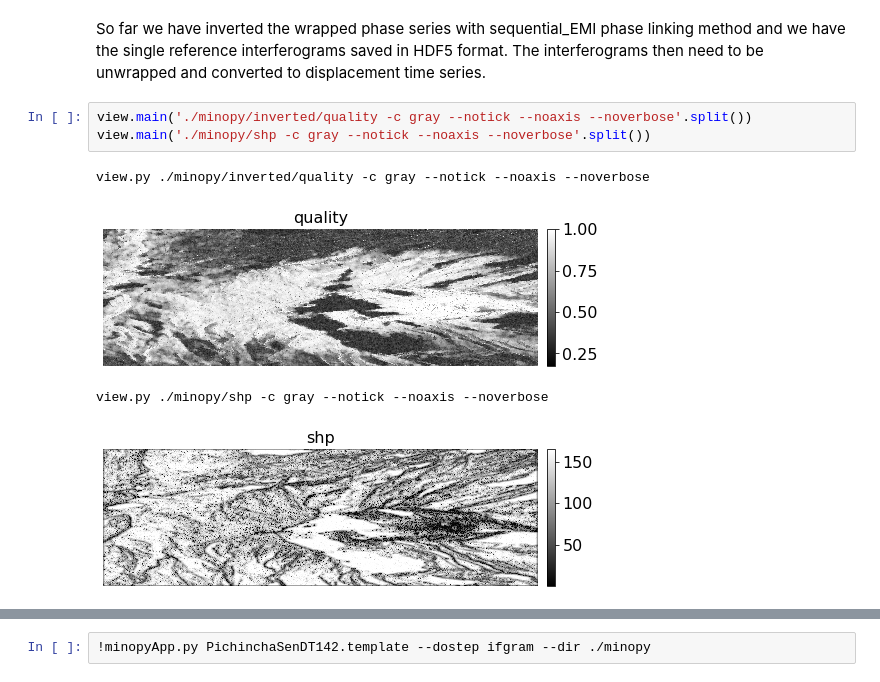
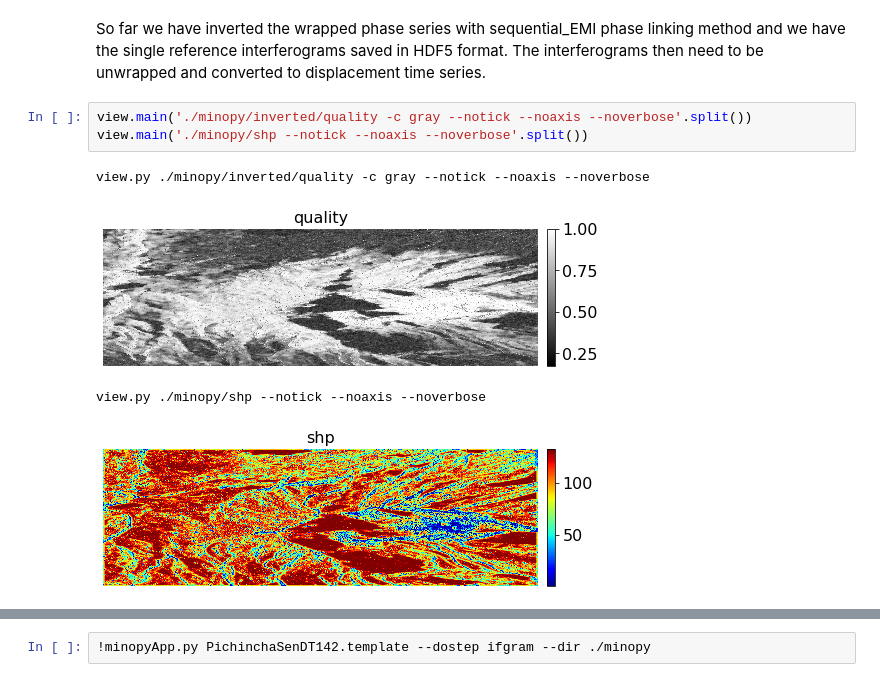
Before and after one commit to insarlab/MiaplPy, a Jupyter notebook: tutorial/minopyApp.ipynb, the cells around one changed output, grey strips where cells are left out. Saved outputs shown, nothing was run; the diff lists cells and outputs as text.

```diff
--- a/tutorial/minopyApp.ipynb
+++ b/tutorial/minopyApp.ipynb
@@ -401,12 +401,12 @@ Time used: 16 mins 35.0 secs
 So far we have inverted the wrapped phase series with sequential_EMI phase linking method and we have the single reference interferograms saved in HDF5 format. The interferograms then need to be unwrapped and converted to displacement time series.
 # %%
 view.main('./minopy/inverted/quality -c gray --notick --noaxis --noverbose'.split())
-view.main('./minopy/shp -c gray --notick --noaxis --noverbose'.split())
+view.main('./minopy/shp --notick --noaxis --noverbose'.split())
 # %% [output]
 view.py ./minopy/inverted/quality -c gray --notick --noaxis --noverbose
 [figure]
-view.py ./minopy/shp -c gray --notick --noaxis --noverbose
+view.py ./minopy/shp --notick --noaxis --noverbose
-[figure, old version]
+[figure, new version]
 # %%
 view.main('./minopy/inverted/phase_series.h5 phase --noaxis --nowhitespace'.split())
 # %% [output]
```
Also changed, not shown: parts of 8 cells of this notebook, 2 other files.
